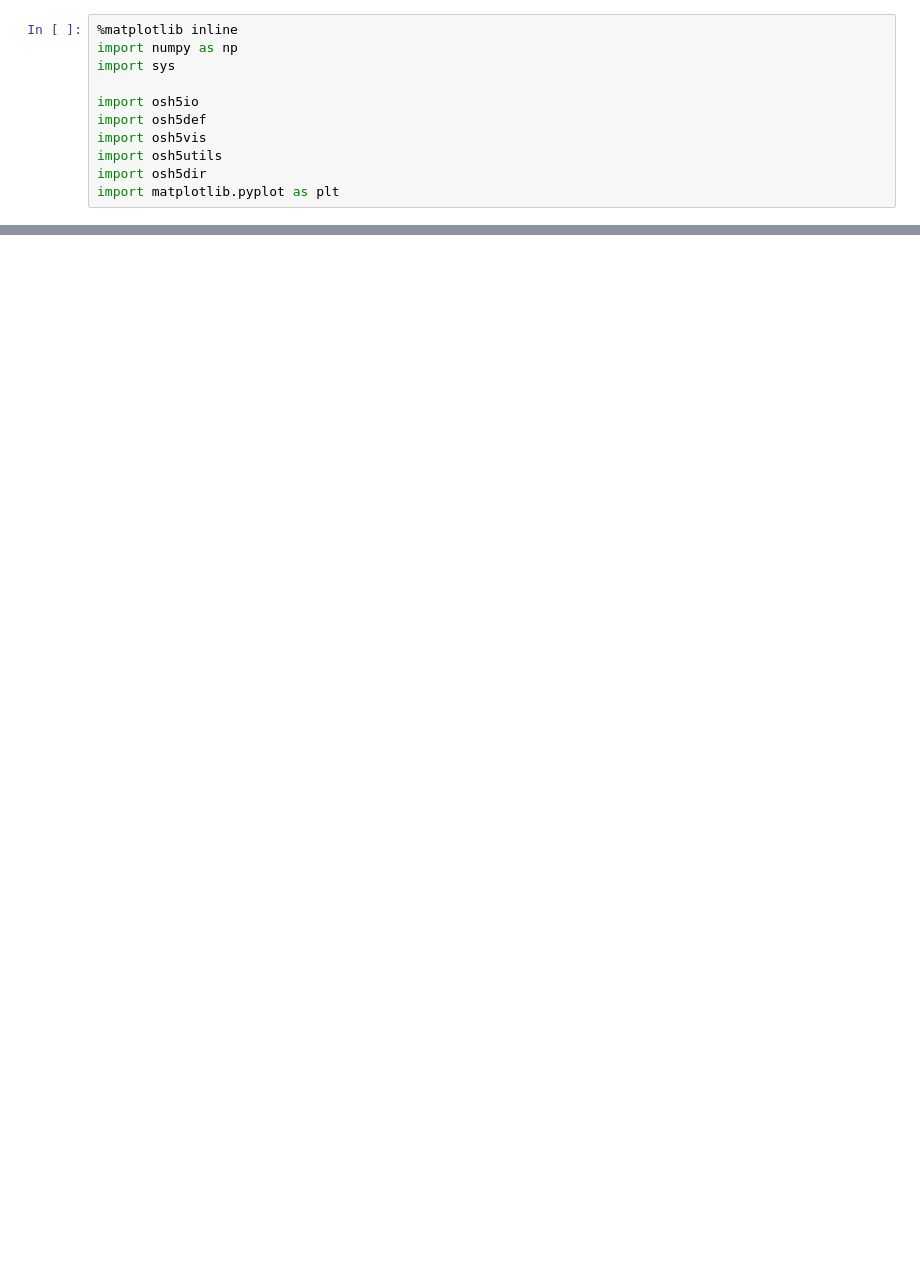
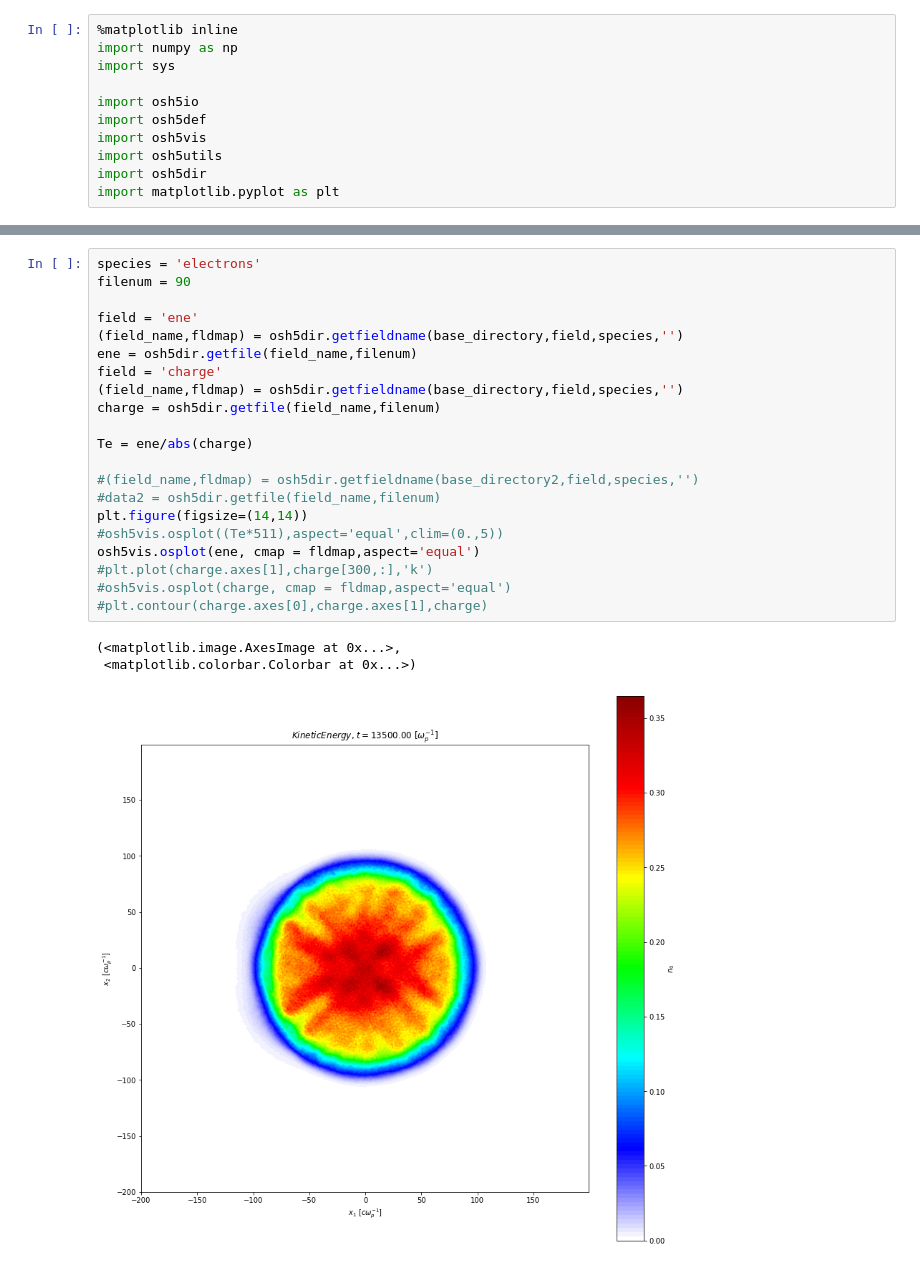
Before and after one commit to alecgrthomas/pyVisOS, a Jupyter notebook: os_analysis_worksheet.ipynb, the cells around one changed output, grey strips where cells are left out. Saved outputs shown, nothing was run; the diff lists cells and outputs as text; blank space fills up the shorter version.

```diff
--- a/os_analysis_worksheet.ipynb
+++ b/os_analysis_worksheet.ipynb
@@ -11,0 +45,25 @@ import matplotlib.pyplot as plt
+# %%
+species = 'electrons'
+filenum = 90
+
+field = 'ene'
+(field_name,fldmap) = osh5dir.getfieldname(base_directory,field,species,'')
+ene = osh5dir.getfile(field_name,filenum)
+field = 'charge'
+(field_name,fldmap) = osh5dir.getfieldname(base_directory,field,species,'')
+charge = osh5dir.getfile(field_name,filenum)
+
+Te = ene/abs(charge)
+
+#(field_name,fldmap) = osh5dir.getfieldname(base_directory2,field,species,'')
+#data2 = osh5dir.getfile(field_name,filenum)
+plt.figure(figsize=(14,14))
+#osh5vis.osplot((Te*511),aspect='equal',clim=(0.,5))
+osh5vis.osplot(ene, cmap = fldmap,aspect='equal')
+#plt.plot(charge.axes[1],charge[300,:],'k')
+#osh5vis.osplot(charge, cmap = fldmap,aspect='equal')
+#plt.contour(charge.axes[0],charge.axes[1],charge)
+# %% [output]
+(<matplotlib.image.AxesImage at 0x...>,
+ <matplotlib.colorbar.Colorbar at 0x...>)
+[figure, added]
```
Also changed, not shown: parts of 21 cells of this notebook, 2 other files.
